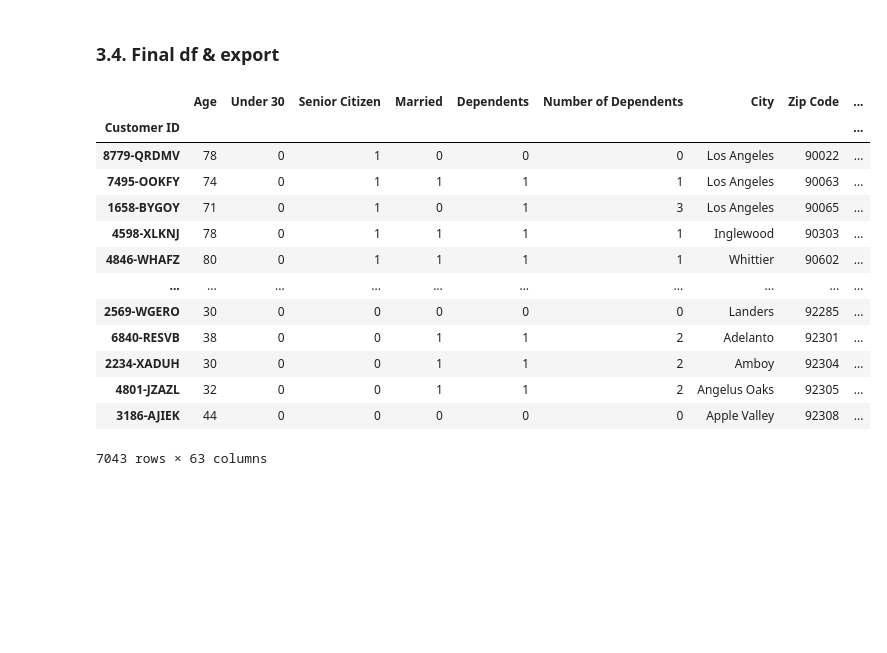
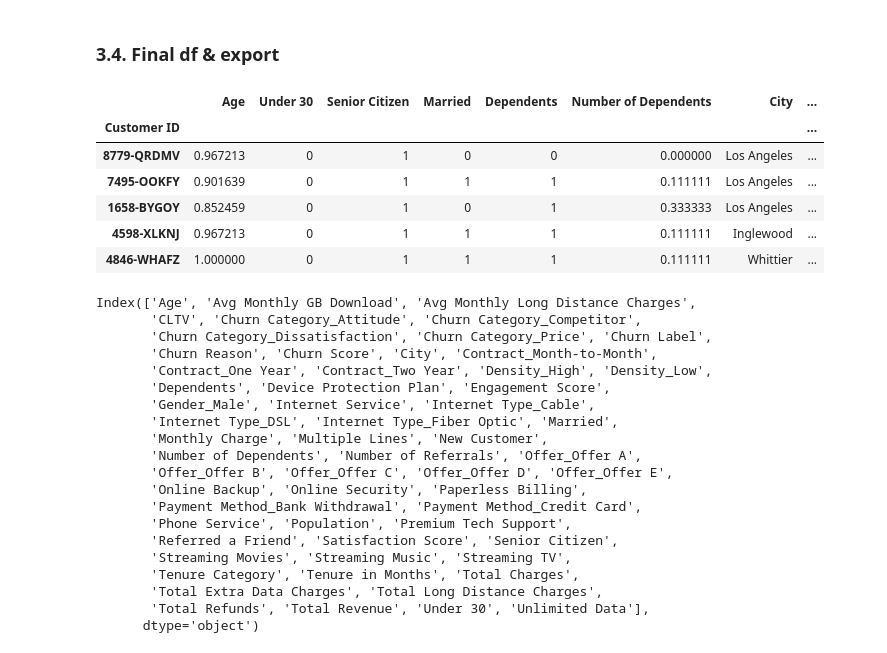
Before and after one commit to sarasustelosantos/bootcamp_group, a Jupyter notebook: Data_Exploration.ipynb, the cells around one changed output. Saved outputs shown, nothing was run; the diff lists cells and outputs as text; code cells hidden in the pictures; blank space fills up the shorter version.

```diff
--- a/Data_Exploration.ipynb
+++ b/Data_Exploration.ipynb
@@ -1004,12 +1001,10 @@ if "Gender" in df.columns:
 # Offer variable, drop out None
 if "Offer" in df.columns:
     df = pd.get_dummies(df, columns=["Offer"], prefix=["Offer"])
-    df.drop("Offer_None", axis=1, inplace=True)
 
 # Internet Type
 if "Internet Type" in df.columns:
     df = pd.get_dummies(df, columns=["Internet Type"], prefix=["Internet Type"])
-    df.drop("Internet Type_None", axis=1, inplace=True)
 
 #Payment Method
 if "Payment Method" in df.columns:
@@ -1025,3 +1020,7 @@ if "Churn Category" in df.columns:
 if "Density" in df.columns:
     df = pd.get_dummies(df, columns=["Density"], prefix=["Density"])
     df.drop("Density_Medium", axis=1, inplace=True)
+
+#Density
+if "Contract" in df.columns:
+    df = pd.get_dummies(df, columns=["Contract"], prefix=["Contract"])
@@ -1044,3 +1053,9 @@ df.drop(columns=columns_to_drop, errors='ignore', inplace=True)
 
 # Drop Count_x and Count_y if they exist
 df.drop(columns=['Count_x', 'Count_y'], errors='ignore', inplace=True)
+# %%
+# substitute all the false true values with 0 and 1
+df = df.replace({'Yes': 1, 'No': 0})
+
+# false true replace with 0 and 1
+df = df.replace({False: 0, True: 1})
@@ -1047,19 +1107,26 @@ df.drop(columns=['Count_x', 'Count_y'], errors='ignore', inplace=True)
+# %%
+# drop latitude, longitude, zip code
+df.drop(columns=['Lat Long', 'Zip Code', 'Latitude', 'Longitude', 'ID'], inplace=True)
 # %% [markdown]
 ### 3.4. Final df & export
+# %%
+from sklearn.preprocessing import MinMaxScaler
+
+# select the numerical columns to scale
+numerical_cols_to_scale = ['Age', 'Number of Dependents', 'Number of Referrals', 'Tenure in Months', 'Tenure Category', 'Avg Monthly Long Distance Charges', 'Avg Monthly GB Download', 'Monthly Charge', 'Total Charges', 'Total Refunds', 'Total Extra Data Charges', 'Total Long Distance Charges', 'Total Revenue', 'Satisfaction Score', 'Churn Score', 'CLTV', 'Population', 'Engagement Score']
+
+# create a MinMaxScaler object
+scaler = MinMaxScaler()
+
+# fit and transform the numerical columns
+df[numerical_cols_to_scale] = scaler.fit_transform(df[numerical_cols_to_scale])
 # %%
-df
+df.head()
 # %% [output]
-|  | Age | Under 30 | Senior Citizen | Married | Dependents | Number of Dependents | City | Zip Code | ... |
-| Customer ID |  |  |  |  |  |  |  |  | ... |
-| 8779-QRDMV | 78 | 0 | 1 | 0 | 0 | 0 | Los Angeles | 90022 | ... |
-| 7495-OOKFY | 74 | 0 | 1 | 1 | 1 | 1 | Los Angeles | 90063 | ... |
-| 1658-BYGOY | 71 | 0 | 1 | 0 | 1 | 3 | Los Angeles | 90065 | ... |
-| 4598-XLKNJ | 78 | 0 | 1 | 1 | 1 | 1 | Inglewood | 90303 | ... |
-| 4846-WHAFZ | 80 | 0 | 1 | 1 | 1 | 1 | Whittier | 90602 | ... |
-| ... | ... | ... | ... | ... | ... | ... | ... | ... | ... |
-| 2569-WGERO | 30 | 0 | 0 | 0 | 0 | 0 | Landers | 92285 | ... |
-| 6840-RESVB | 38 | 0 | 0 | 1 | 1 | 2 | Adelanto | 92301 | ... |
-| 2234-XADUH | 30 | 0 | 0 | 1 | 1 | 2 | Amboy | 92304 | ... |
-| 4801-JZAZL | 32 | 0 | 0 | 1 | 1 | 2 | Angelus Oaks | 92305 | ... |
-| 3186-AJIEK | 44 | 0 | 0 | 0 | 0 | 0 | Apple Valley | 92308 | ... |
+|  | Age | Under 30 | Senior Citizen | Married | Dependents | Number of Dependents | City | ... |
+| Customer ID |  |  |  |  |  |  |  | ... |
+| 8779-QRDMV | 0.967213 | 0 | 1 | 0 | 0 | 0.000000 | Los Angeles | ... |
+| 7495-OOKFY | 0.901639 | 0 | 1 | 1 | 1 | 0.111111 | Los Angeles | ... |
+| 1658-BYGOY | 0.852459 | 0 | 1 | 0 | 1 | 0.333333 | Los Angeles | ... |
+| 4598-XLKNJ | 0.967213 | 0 | 1 | 1 | 1 | 0.111111 | Inglewood | ... |
+| 4846-WHAFZ | 1.000000 | 0 | 1 | 1 | 1 | 0.111111 | Whittier | ... |
-7043 rows × 63 columns
@@ -1083,0 +1136,23 @@ df_scaled_numerical.to_csv('df_preprocessed.csv')
+# %%
+df.columns.sort_values()
+# %% [output]
+Index(['Age', 'Avg Monthly GB Download', 'Avg Monthly Long Distance Charges',
+       'CLTV', 'Churn Category_Attitude', 'Churn Category_Competitor',
+       'Churn Category_Dissatisfaction', 'Churn Category_Price', 'Churn Label',
+       'Churn Reason', 'Churn Score', 'City', 'Contract_Month-to-Month',
+       'Contract_One Year', 'Contract_Two Year', 'Density_High', 'Density_Low',
+       'Dependents', 'Device Protection Plan', 'Engagement Score',
+       'Gender_Male', 'Internet Service', 'Internet Type_Cable',
+       'Internet Type_DSL', 'Internet Type_Fiber Optic', 'Married',
+       'Monthly Charge', 'Multiple Lines', 'New Customer',
+       'Number of Dependents', 'Number of Referrals', 'Offer_Offer A',
+       'Offer_Offer B', 'Offer_Offer C', 'Offer_Offer D', 'Offer_Offer E',
+       'Online Backup', 'Online Security', 'Paperless Billing',
+       'Payment Method_Bank Withdrawal', 'Payment Method_Credit Card',
+       'Phone Service', 'Population', 'Premium Tech Support',
+       'Referred a Friend', 'Satisfaction Score', 'Senior Citizen',
+       'Streaming Movies', 'Streaming Music', 'Streaming TV',
+       'Tenure Category', 'Tenure in Months', 'Total Charges',
+       'Total Extra Data Charges', 'Total Long Distance Charges',
+       'Total Refunds', 'Total Revenue', 'Under 30', 'Unlimited Data'],
+      dtype='object')
```
Also changed, not shown: parts of 9 cells of this notebook, 4 other files.
